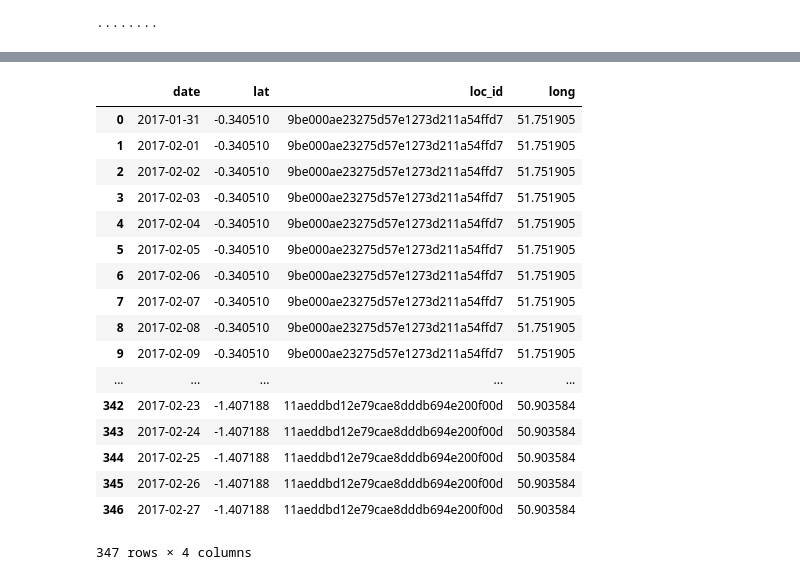
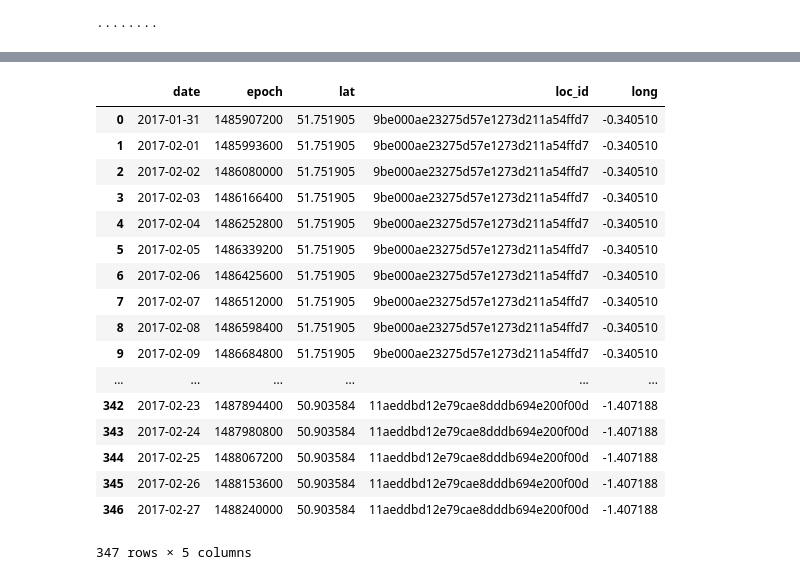
Before and after one commit to stanleykylee/Keboola, a Jupyter notebook: weather_analysis.ipynb, the cells around one changed output, grey strips where cells are left out. Saved outputs shown, nothing was run; the diff lists cells and outputs as text; code cells hidden in the pictures.

```diff
--- a/weather_analysis.ipynb
+++ b/weather_analysis.ipynb
@@ -0,0 +4,10 @@
+# %%
+import requests
+import pandas as pd
+import re
+import getpass
+from datetime import datetime
+
+# read and explore locations.csv
+df_locations = pd.read_csv("locations.csv")
+df_locations.head()
@@ -4,12 +24,5 @@ Setup the notebook with functions to get geo coordinates based on postal code. T
 # %%
-import requests
-import pandas as pd
-import re
-import getpass
-from datetime import datetime
-
-
-# get lon and lat geo coordinates
+# get lon and lat geo coordinates via Google Maps API
 def get_geo_coordinates(row):
     long, lat, has_no_geoloc = 0, 0, True
 
@@ -25,7 +38,4 @@ def get_geo_coordinates(row):
                 long = geo_data['results'][0]['geometry']['location']['lng']
                 lat = geo_data['results'][0]['geometry']['location']['lat']
                 has_no_geoloc = False
-    return pd.Series({'long': long, 'lat': lat})
-
-def get_precip_probability(row):
-    return pd.Series({'precip_probability': 0})
+    return pd.Series([long, lat], index=['long', 'lat'])
@@ -55,4 +42,4 @@ locations.head()
 # %%
-locations[["long", "lat"]] = locations.apply(get_geo_coordinates, axis=1)
-locations
+df_locations[["long", "lat"]] = df_locations.apply(get_geo_coordinates, axis=1)
+df_locations
 # %% [output]
@@ -123,38 +126,38 @@ locations
 # %%
 rows_list = []
-for index, row in locations.iterrows():
+for index, row in df_locations.iterrows():
     i = 0
     epoch = row['date_first']
     while epoch < row['date_last']:
         s = {
             'loc_id' : row['loc_id'],
+            'epoch' : '%.0f' % epoch,
             'date' : datetime.fromtimestamp(epoch).strftime('%Y-%m-%d'),
-            'long' : row['long'],
-            'lat' : row['lat'],
+            'long' : '%.6f' % row['long'],
+            'lat' : '%.6f' % row['lat'],
         }
         rows_list.append(s)
         i += 1
         epoch += (60*60*24)
 
 df_locations_cleaned = pd.DataFrame(rows_list)
-
 df_locations_cleaned
 # %% [output]
-|  | date | lat | loc_id | long |
-| 0 | 2017-01-31 | -0.340510 | 9be000ae23275d57e1273d211a54ffd7 | 51.751905 |
-| 1 | 2017-02-01 | -0.340510 | 9be000ae23275d57e1273d211a54ffd7 | 51.751905 |
-| 2 | 2017-02-02 | -0.340510 | 9be000ae23275d57e1273d211a54ffd7 | 51.751905 |
-| 3 | 2017-02-03 | -0.340510 | 9be000ae23275d57e1273d211a54ffd7 | 51.751905 |
-| 4 | 2017-02-04 | -0.340510 | 9be000ae23275d57e1273d211a54ffd7 | 51.751905 |
-| 5 | 2017-02-05 | -0.340510 | 9be000ae23275d57e1273d211a54ffd7 | 51.751905 |
-| 6 | 2017-02-06 | -0.340510 | 9be000ae23275d57e1273d211a54ffd7 | 51.751905 |
-| 7 | 2017-02-07 | -0.340510 | 9be000ae23275d57e1273d211a54ffd7 | 51.751905 |
-| 8 | 2017-02-08 | -0.340510 | 9be000ae23275d57e1273d211a54ffd7 | 51.751905 |
-| 9 | 2017-02-09 | -0.340510 | 9be000ae23275d57e1273d211a54ffd7 | 51.751905 |
-| ... | ... | ... | ... | ... |
-| 342 | 2017-02-23 | -1.407188 | 11aeddbd12e79cae8dddb694e200f00d | 50.903584 |
-| 343 | 2017-02-24 | -1.407188 | 11aeddbd12e79cae8dddb694e200f00d | 50.903584 |
-| 344 | 2017-02-25 | -1.407188 | 11aeddbd12e79cae8dddb694e200f00d | 50.903584 |
-| 345 | 2017-02-26 | -1.407188 | 11aeddbd12e79cae8dddb694e200f00d | 50.903584 |
-| 346 | 2017-02-27 | -1.407188 | 11aeddbd12e79cae8dddb694e200f00d | 50.903584 |
+|  | date | epoch | lat | loc_id | long |
+| 0 | 2017-01-31 | 1485907200 | 51.751905 | 9be000ae23275d57e1273d211a54ffd7 | -0.340510 |
+| 1 | 2017-02-01 | 1485993600 | 51.751905 | 9be000ae23275d57e1273d211a54ffd7 | -0.340510 |
+| 2 | 2017-02-02 | 1486080000 | 51.751905 | 9be000ae23275d57e1273d211a54ffd7 | -0.340510 |
+| 3 | 2017-02-03 | 1486166400 | 51.751905 | 9be000ae23275d57e1273d211a54ffd7 | -0.340510 |
+| 4 | 2017-02-04 | 1486252800 | 51.751905 | 9be000ae23275d57e1273d211a54ffd7 | -0.340510 |
+| 5 | 2017-02-05 | 1486339200 | 51.751905 | 9be000ae23275d57e1273d211a54ffd7 | -0.340510 |
+| 6 | 2017-02-06 | 1486425600 | 51.751905 | 9be000ae23275d57e1273d211a54ffd7 | -0.340510 |
+| 7 | 2017-02-07 | 1486512000 | 51.751905 | 9be000ae23275d57e1273d211a54ffd7 | -0.340510 |
+| 8 | 2017-02-08 | 1486598400 | 51.751905 | 9be000ae23275d57e1273d211a54ffd7 | -0.340510 |
+| 9 | 2017-02-09 | 1486684800 | 51.751905 | 9be000ae23275d57e1273d211a54ffd7 | -0.340510 |
+| ... | ... | ... | ... | ... | ... |
+| 342 | 2017-02-23 | 1487894400 | 50.903584 | 11aeddbd12e79cae8dddb694e200f00d | -1.407188 |
+| 343 | 2017-02-24 | 1487980800 | 50.903584 | 11aeddbd12e79cae8dddb694e200f00d | -1.407188 |
+| 344 | 2017-02-25 | 1488067200 | 50.903584 | 11aeddbd12e79cae8dddb694e200f00d | -1.407188 |
+| 345 | 2017-02-26 | 1488153600 | 50.903584 | 11aeddbd12e79cae8dddb694e200f00d | -1.407188 |
+| 346 | 2017-02-27 | 1488240000 | 50.903584 | 11aeddbd12e79cae8dddb694e200f00d | -1.407188 |
-347 rows × 4 columns
+347 rows × 5 columns
```
Also changed, not shown: parts of 21 cells of this notebook.
